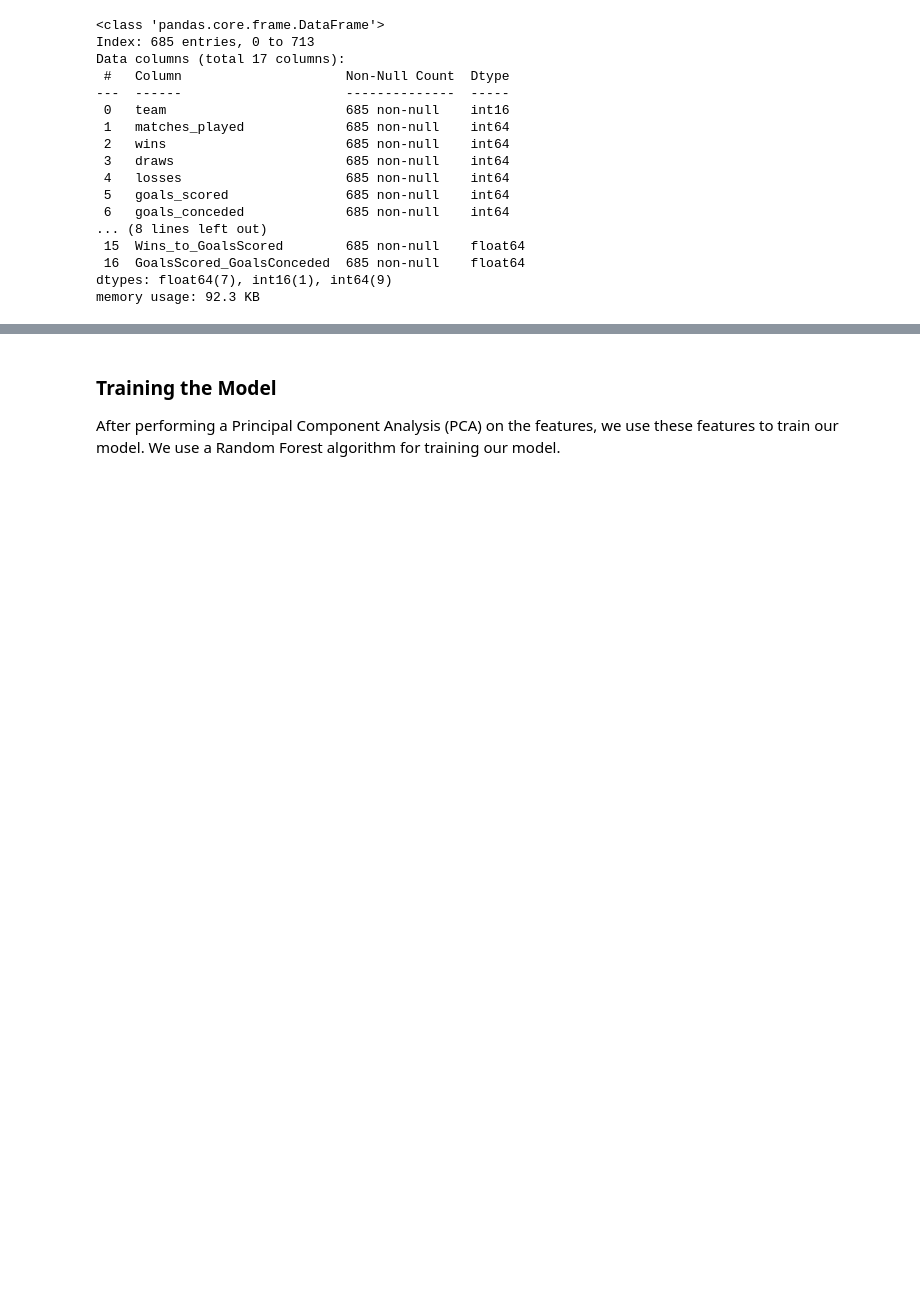
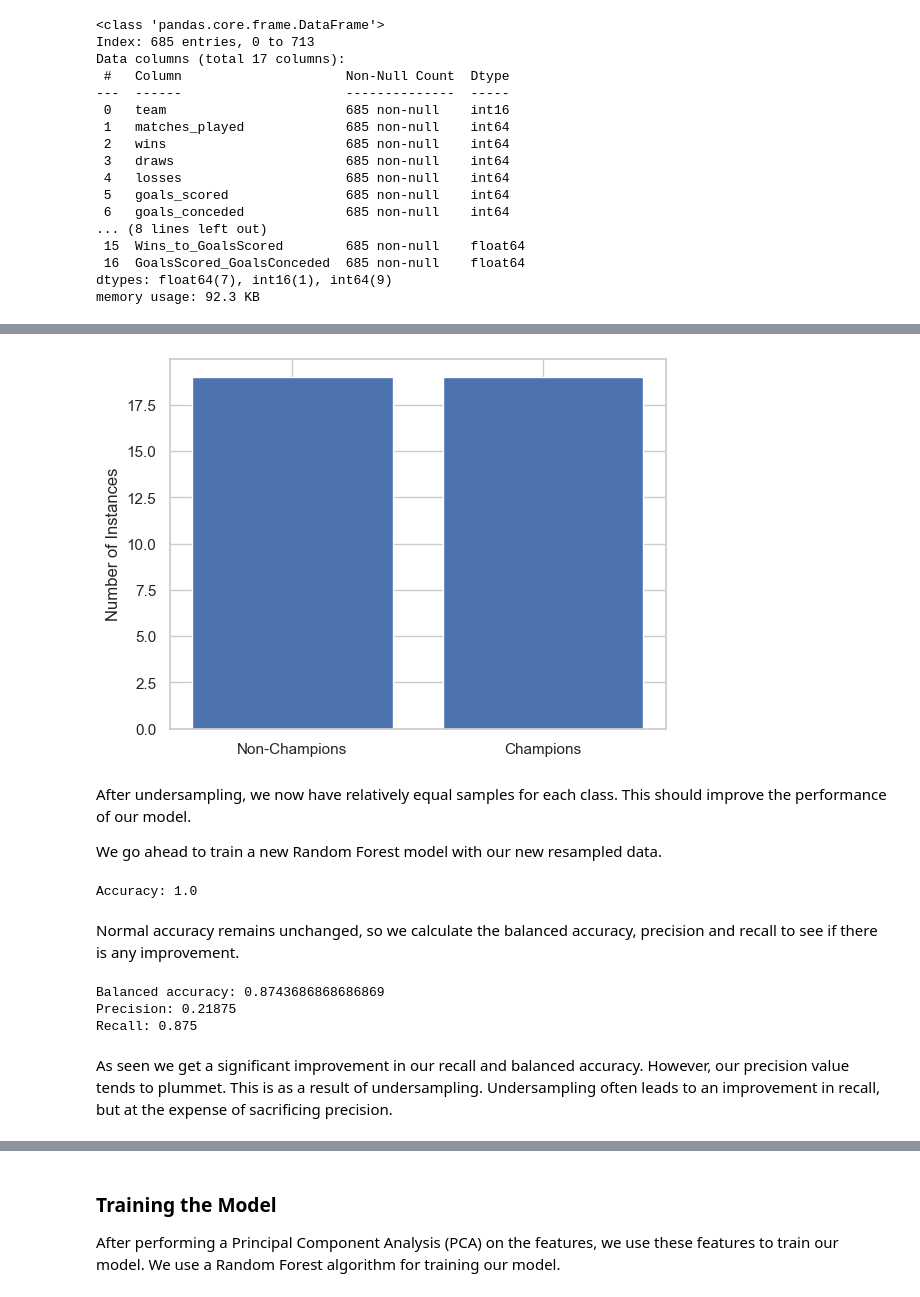
Before and after one commit to harrynwosu/champions-league, a Jupyter notebook: Project.ipynb, the cells around one changed output, grey strips where cells are left out. Drawn from its saved outputs; the diff is of its cells as text; code cells hidden in the pictures; blank space fills up the shorter version.

```diff
--- a/Project.ipynb
+++ b/Project.ipynb
@@ -209,0 +310,5 @@ plt.show()
+# %%
+pca = PCA(n_components=7)
+pca.fit(X_train_scaled)
+X_train_scaled_pca = pca.transform(X_train_scaled)
+X_test_scaled_pca = pca.transform(X_test_scaled)
@@ -209,0 +346,6 @@ plt.show()
+# %%
+from sklearn.ensemble import RandomForestClassifier
+
+rfc = RandomForestClassifier(random_state= RANDOM_SEED)
+rfc.fit(X_train_scaled_pca, y_train)
+print("Accuracy:", rfc.score(X_train_scaled_pca, y_train))
@@ -210,3 +428,51 @@ plt.show()
+# %%
+from imblearn.under_sampling import RandomUnderSampler
+
+# undersample
+rus = RandomUnderSampler(random_state=RANDOM_SEED)
+X_train_resampled, y_train_resampled = rus.fit_resample(X_train_scaled_pca, y_train)
+
+# plot the new distribution
+unique, counts = np.unique(y_train_resampled, return_counts=True)
+plt.bar(unique, counts)
+plt.xticks([0, 1], ['Non-Champions', 'Champions'])
+plt.ylabel('Number of Instances')
+plt.show()
+# %% [output]
+[figure, added]
+# %% [markdown]
+After undersampling, we now have relatively equal samples for each class. This should improve the performance of our model.
+
+We go ahead to train a new Random Forest model with our new resampled data.
+# %%
+rfc_resampled = RandomForestClassifier(random_state=RANDOM_SEED)
+rfc_resampled.fit(X_train_resampled, y_train_resampled)
+print("Accuracy:", rfc_resampled.score(X_train_resampled, y_train_resampled))
+# %% [output]
+Accuracy: 1.0
+# %% [markdown]
+Normal accuracy remains unchanged, so we calculate the balanced accuracy, precision and recall to see if there is any improvement.
+# %%
+y_pred_pca_resampled = rfc_resampled.predict(X_test_scaled_pca)
+balanced_acc_resampled = balanced_accuracy_score(y_test, y_pred_pca_resampled)
+
+print('Balanced accuracy:', balanced_acc_resampled)
+
+# Calculate precision
+precision_resampled = precision_score(y_test, y_pred_pca_resampled)
+
+# Calculate recall
+recall_resampled = recall_score(y_test, y_pred_pca_resampled)
+
+# Print precision and recall
+print("Precision:", precision_resampled)
+print("Recall:", recall_resampled)
+# %% [output]
+Balanced accuracy: 0.8743686868686869
+Precision: 0.21875
+Recall: 0.875
+# %% [markdown]
+As seen we get a significant improvement in our recall and balanced accuracy. However, our precision value tends to plummet. This is as a result of undersampling. Undersampling often leads to an improvement in recall, but at the expense of sacrificing precision.
 # %%
 # Performing Principal Component Analysis (PCA)
 from sklearn.decomposition import PCA
```
Also changed, not shown: parts of 47 cells of this notebook, 1 other file.
